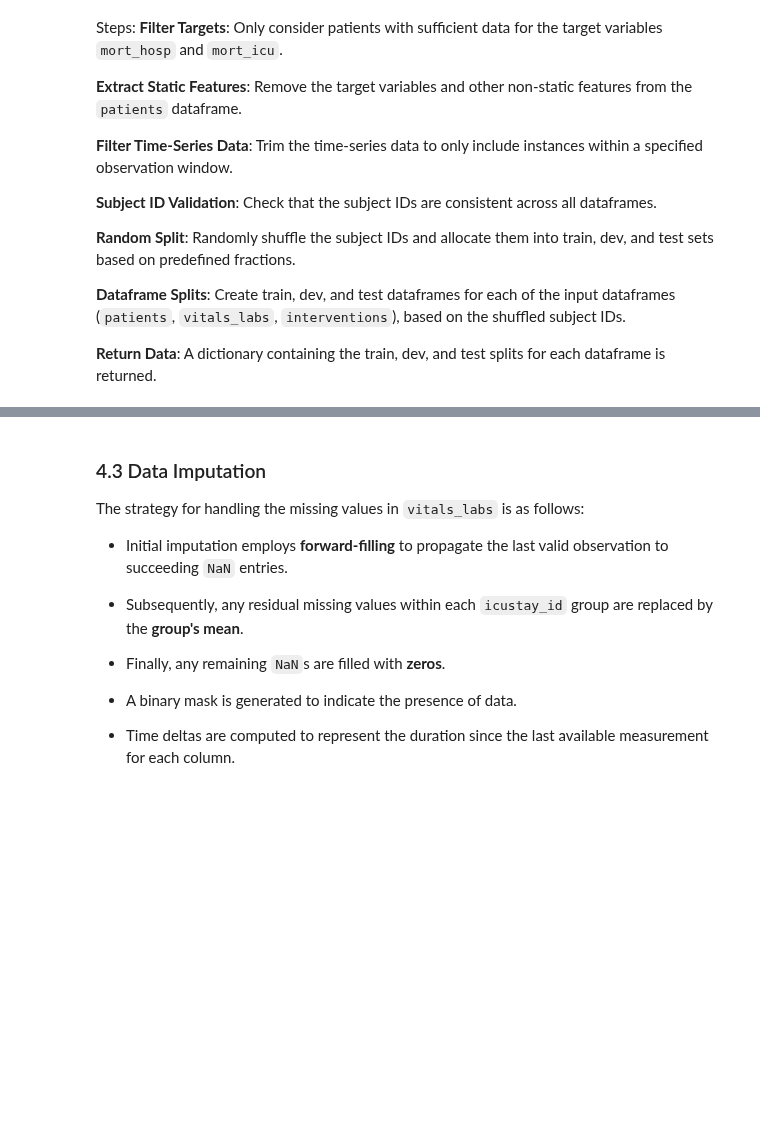
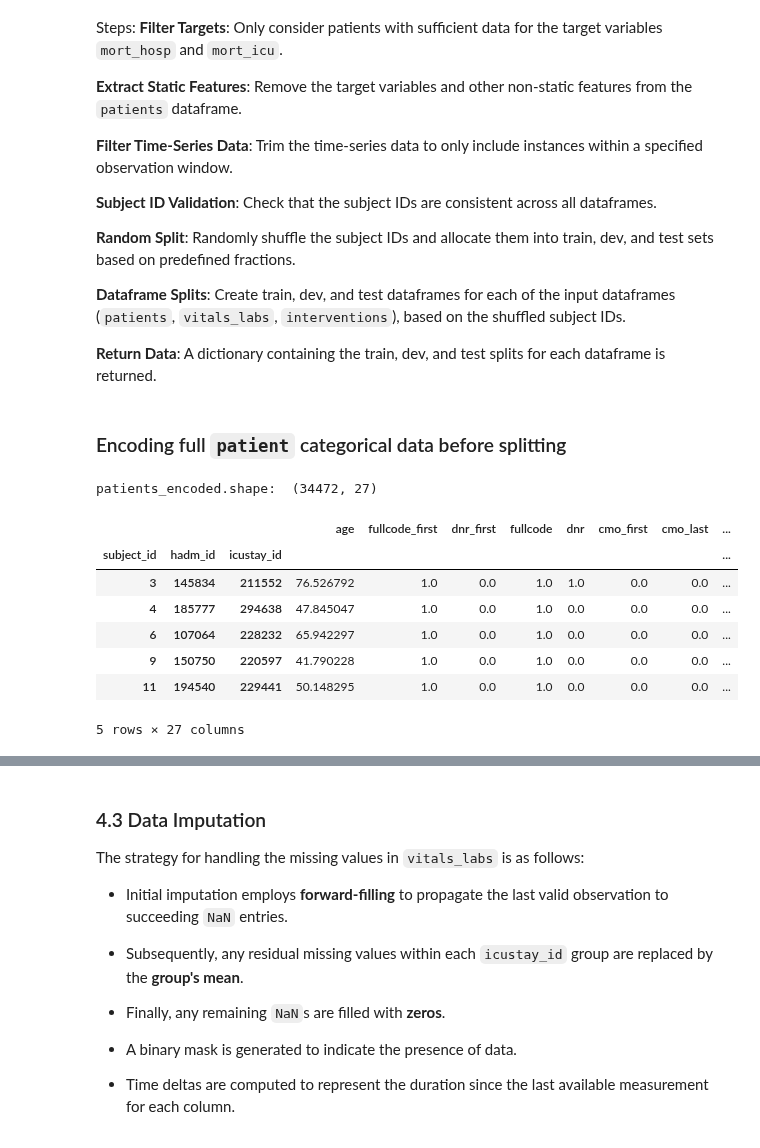
Before and after one commit to drama-404/FuzzyMedNet, a Jupyter notebook: notebooks/EDA.ipynb, the cells around one changed output, grey strips where cells are left out. Saved outputs shown, nothing was run; the diff lists cells and outputs as text; code cells hidden in the pictures; blank space fills up the shorter version.

```diff
--- a/notebooks/EDA.ipynb
+++ b/notebooks/EDA.ipynb
@@ -299,9 +284,9 @@ plot_hourly_counts(df=inter_grouped, features=inter_grouped.columns)
 <a name='3-2-1'></a>
 `patients` data
 # %%
-# Calculate length of stay in ICU
-patients['icu_stay_length'] = calculate_duration(patients, 'intime', 'outtime', 'h')  # in hours
-
-# Plot distribution of times
-time_columns = ['admittime', 'dischtime', 'intime', 'outtime']
-plot_time_analysis(patients, time_columns)
+# # Calculate length of stay in ICU
+# patients['icu_stay_length'] = calculate_duration(patients, 'intime', 'outtime', 'h')  # in hours
+#
+# # Plot distribution of times
+# time_columns = ['admittime', 'dischtime', 'intime', 'outtime']
+# plot_time_analysis(patients, time_columns)
@@ -504,4 +456,29 @@ Steps:
 **Dataframe Splits**: Create train, dev, and test dataframes for each of the input dataframes (`patients`, `vitals_labs`, `interventions`), based on the shuffled subject IDs.
 
 **Return Data**: A dictionary containing the train, dev, and test splits for each dataframe is returned.
+# %% [markdown]
+### Encoding full `patient` categorical data before splitting
+# %%
+# Drop irrelevant or duplicated columns
+columns_to_drop = ['admittime', 'dischtime', 'intime', 'outtime', 'deathtime', 'discharge_location', 'dnr_first_charttime', 'diagnosis_at_admission', 'insurance', 'hospstay_seq', 'hospital_expire_flag']
+
+patients.drop(columns= columns_to_drop, inplace=True)
+
+# Select columns to be one-hot encoded
+categorical_cols = ['gender', 'ethnicity', 'admission_type', 'first_careunit']
+
+patients_encoded = pd.get_dummies(patients, columns=categorical_cols)
+patients_encoded.drop(columns=['gender_F', 'admission_type_ELECTIVE'], inplace=True)
+patients_encoded.fillna(0, inplace=True)
+blind_display(patients_encoded, blinded=BLINDED)
+# %% [output]
+patients_encoded.shape:  (34472, 27)
+|  |  |  | age | fullcode_first | dnr_first | fullcode | dnr | cmo_first | cmo_last | ... |
+| subject_id | hadm_id | icustay_id |  |  |  |  |  |  |  | ... |
+| 3 | 145834 | 211552 | 76.526792 | 1.0 | 0.0 | 1.0 | 1.0 | 0.0 | 0.0 | ... |
+| 4 | 185777 | 294638 | 47.845047 | 1.0 | 0.0 | 1.0 | 0.0 | 0.0 | 0.0 | ... |
+| 6 | 107064 | 228232 | 65.942297 | 1.0 | 0.0 | 1.0 | 0.0 | 0.0 | 0.0 | ... |
+| 9 | 150750 | 220597 | 41.790228 | 1.0 | 0.0 | 1.0 | 0.0 | 0.0 | 0.0 | ... |
+| 11 | 194540 | 229441 | 50.148295 | 1.0 | 0.0 | 1.0 | 0.0 | 0.0 | 0.0 | ... |
+5 rows × 27 columns
 # %%
```
Also changed, not shown: parts of 37 cells of this notebook, 1 other file.
